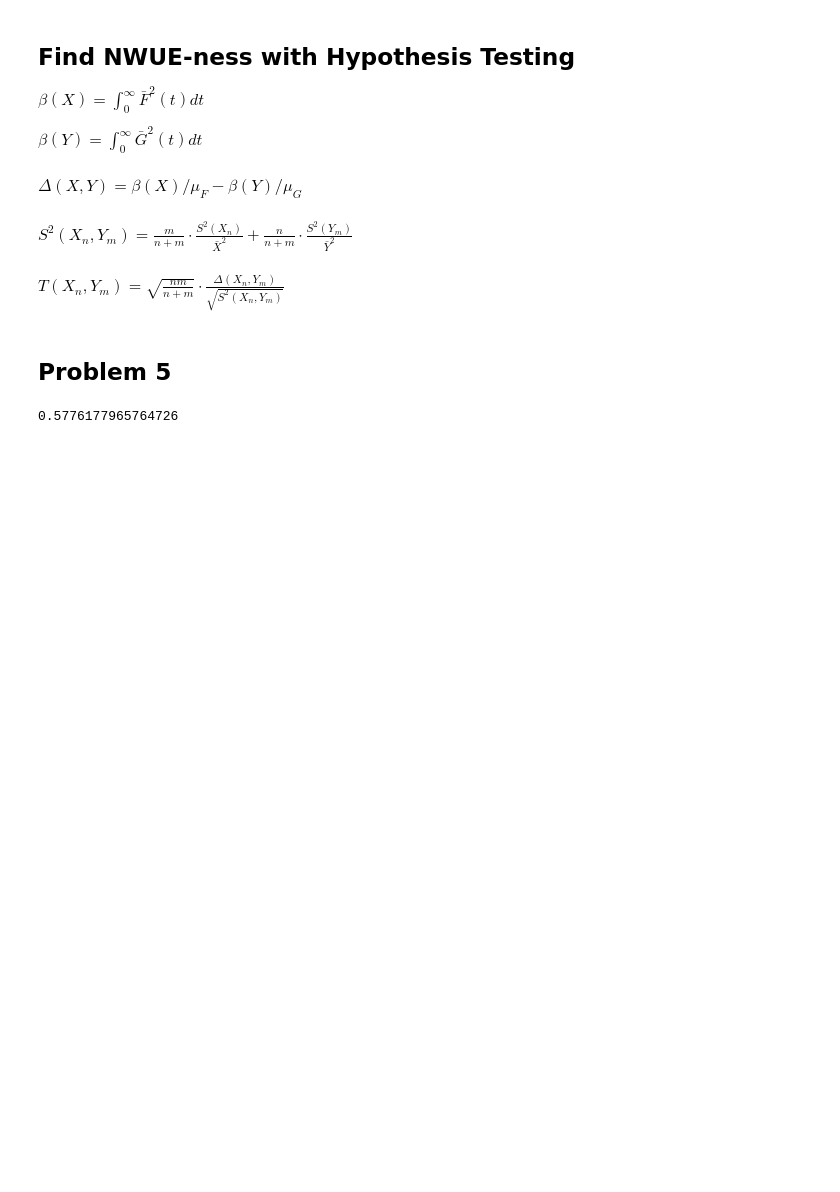
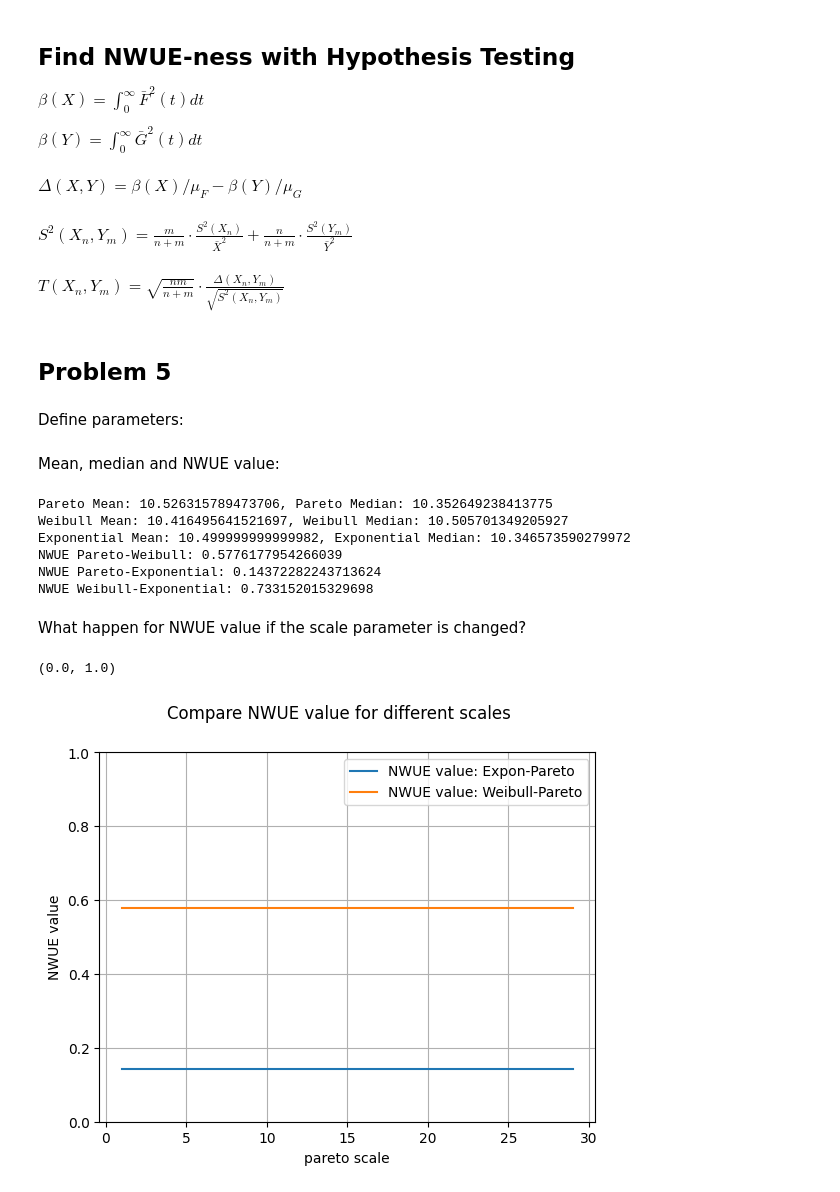
Before and after one commit to ILoveBacteria/model-node-lifetime, a Jupyter notebook: notebook.ipynb, the cells around one changed output. Saved outputs shown, nothing was run; the diff lists cells and outputs as text; code cells hidden in the pictures; blank space fills up the shorter version.

```diff
--- a/notebook.ipynb
+++ b/notebook.ipynb
@@ -141,14 +141,51 @@ def T(dist_x, dist_y, n, m):
     return np.sqrt(n * m / (n + m)) * delta(dist_x, dist_y) / np.sqrt(s_2(dist_x, dist_y, n, m))
 # %% [markdown]
 ## Problem 5
+# %% [markdown]
+Define parameters:
 # %%
 pareto_shape = 20.0
 weibull_shape = 20.0
+pareto_scale = 10
+weibull_scale = 10.7
+expon_lambda = 2
 
-pareto_dist = pareto(pareto_shape)
-weibull_dist = weibull(weibull_shape)
-
-nwue_value = T(pareto_dist, weibull_dist, 30, 32)
-print(nwue_value)
+pareto_dist = pareto(b=pareto_shape, scale=pareto_scale)
+weibull_dist = weibull(c=weibull_shape, scale=weibull_scale)
+expon_dist = expon(scale=(1/expon_lambda), loc=10)
-# %% [output]
-0.5776177965764726
+# %% [markdown]
+Mean, median and NWUE value:
+# %%
+print(f'Pareto Mean: {pareto_dist.expect()}, Pareto Median: {pareto_dist.median()}')
+print(f'Weibull Mean: {weibull_dist.expect()}, Weibull Median: {weibull_dist.median()}')
+print(f'Exponential Mean: {expon_dist.expect()}, Exponential Median: {expon_dist.median()}')
+
+print(f'NWUE Pareto-Weibull: {T(pareto_dist, weibull_dist, 30, 32)}')
+print(f'NWUE Pareto-Exponential: {T(expon_dist, pareto_dist, 30, 32)}')
+print(f'NWUE Weibull-Exponential: {T(expon_dist, weibull_dist, 30, 32)}')
+# %% [output]
+Pareto Mean: 10.526315789473706, Pareto Median: 10.352649238413775
+Weibull Mean: 10.416495641521697, Weibull Median: 10.505701349205927
+Exponential Mean: 10.499999999999982, Exponential Median: 10.346573590279972
+NWUE Pareto-Weibull: 0.5776177954266039
+NWUE Pareto-Exponential: 0.14372282243713624
+NWUE Weibull-Exponential: 0.733152015329698
+# %% [markdown]
+What happen for NWUE value if the scale parameter is changed?
+# %%
+pareto_scale = np.arange(1, 30)
+nwue_value_expon_pareto = np.array([T(expon_dist, pareto(b=pareto_shape, scale=i), 30, 32) for i in pareto_scale])
+nwue_value_weibull_pareto = np.array([T(pareto(b=pareto_shape, scale=i), weibull_dist, 30, 32) for i in pareto_scale])
+
+fig, ax = plt.subplots(1, 1)
+fig.suptitle('Compare NWUE value for different scales')
+ax.plot(pareto_scale, nwue_value_expon_pareto, label='NWUE value: Expon-Pareto')
+ax.plot(pareto_scale, nwue_value_weibull_pareto, label='NWUE value: Weibull-Pareto')
+ax.legend()
+ax.grid(True)
+ax.set_xlabel('pareto scale')
+ax.set_ylabel('NWUE value')
+ax.set_ylim(0, 1)
+# %% [output]
+(0.0, 1.0)
+[figure, added]
```
